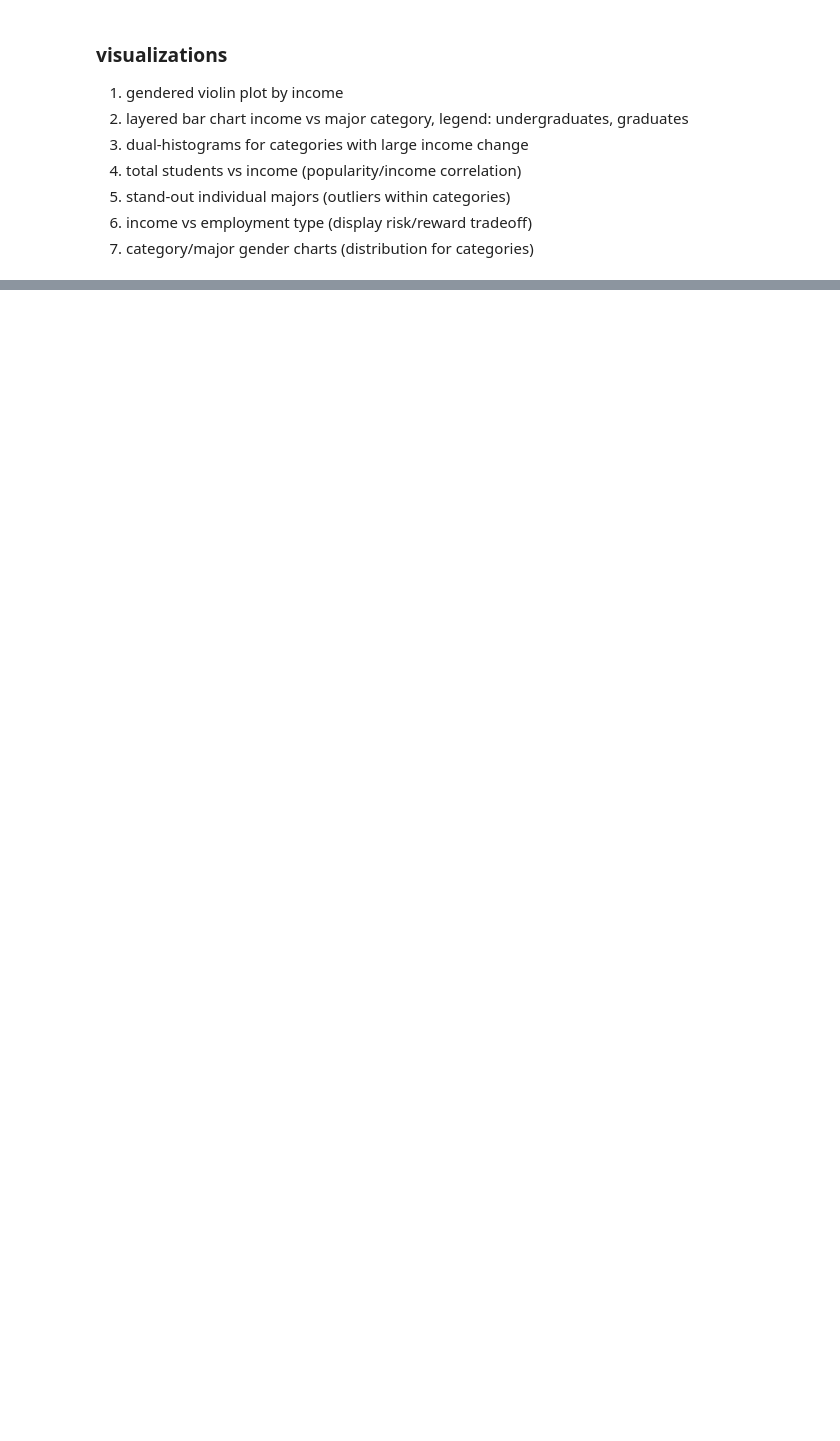
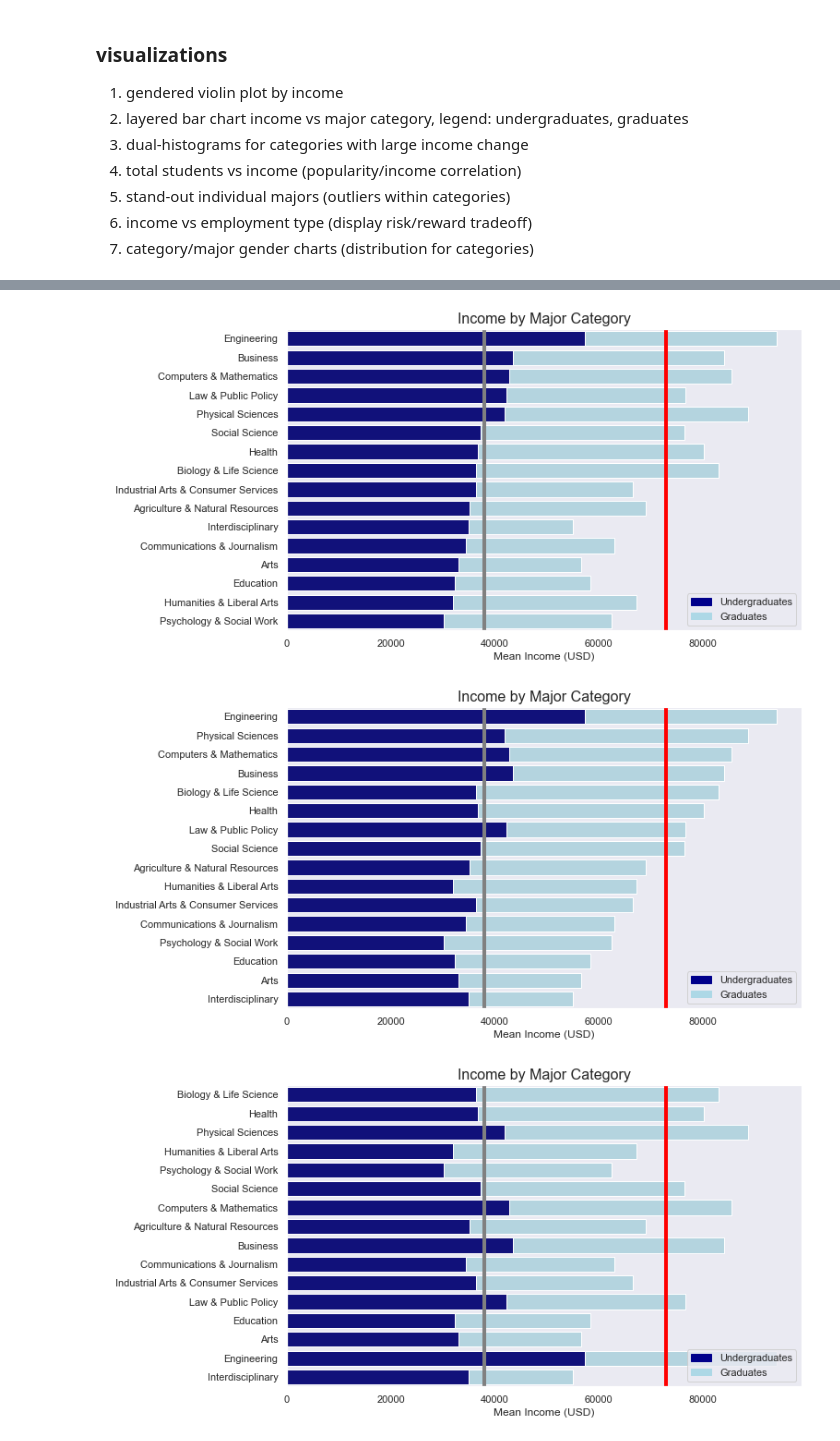
Before and after one commit to marcostorrework/marcostorrework.github.io, a Jupyter notebook: storyboard visualizations.ipynb, the cells around one changed output, grey strips where cells are left out. Saved outputs shown, nothing was run; the diff lists cells and outputs as text; code cells hidden in the pictures; blank space fills up the shorter version.

```diff
--- a/storyboard visualizations.ipynb
+++ b/storyboard visualizations.ipynb
@@ -193,0 +283,38 @@ grad_students.head()
+# %%
+# stacked bar chart/income
+
+def plot_incomes(sort):
+    sns.set(style='dark')
+    plt.figure(figsize=(10,6))
+    bar1 = sns.barplot(y='Major_category',
+                       x='Grad_median_income',
+                       data=sort,
+                       color='lightblue',
+                      )
+    bar2 = sns.barplot(y='Major_category',
+                       x='Median_income',
+                       data=sort,
+                       color='darkblue',
+                      )
+    plt.axvline(x=incomes.Median_income.mean(),
+            color='gray', lw=4)
+    plt.axvline(x=incomes.Grad_median_income.mean(),
+            color='red', lw=4)
+
+    # add legend
+    top_bar = mpatches.Patch(color='darkblue', label='Undergraduates')
+    bottom_bar = mpatches.Patch(color='lightblue', label='Graduates')
+    plt.legend(handles=[top_bar, bottom_bar])
+
+    plt.title('Income by Major Category', fontsize=16)
+    plt.ylabel(" ")
+    plt.xlabel("Mean Income (USD)")
+    plt.show()
+# %%
+plot_incomes(sorted_categories1)
+plot_incomes(sorted_categories2)
+plot_incomes(sorted_categories3)
+# %% [output]
+[figure, added]
+[figure, added]
+[figure, added]
```
Also changed, not shown: parts of 22 cells of this notebook.
